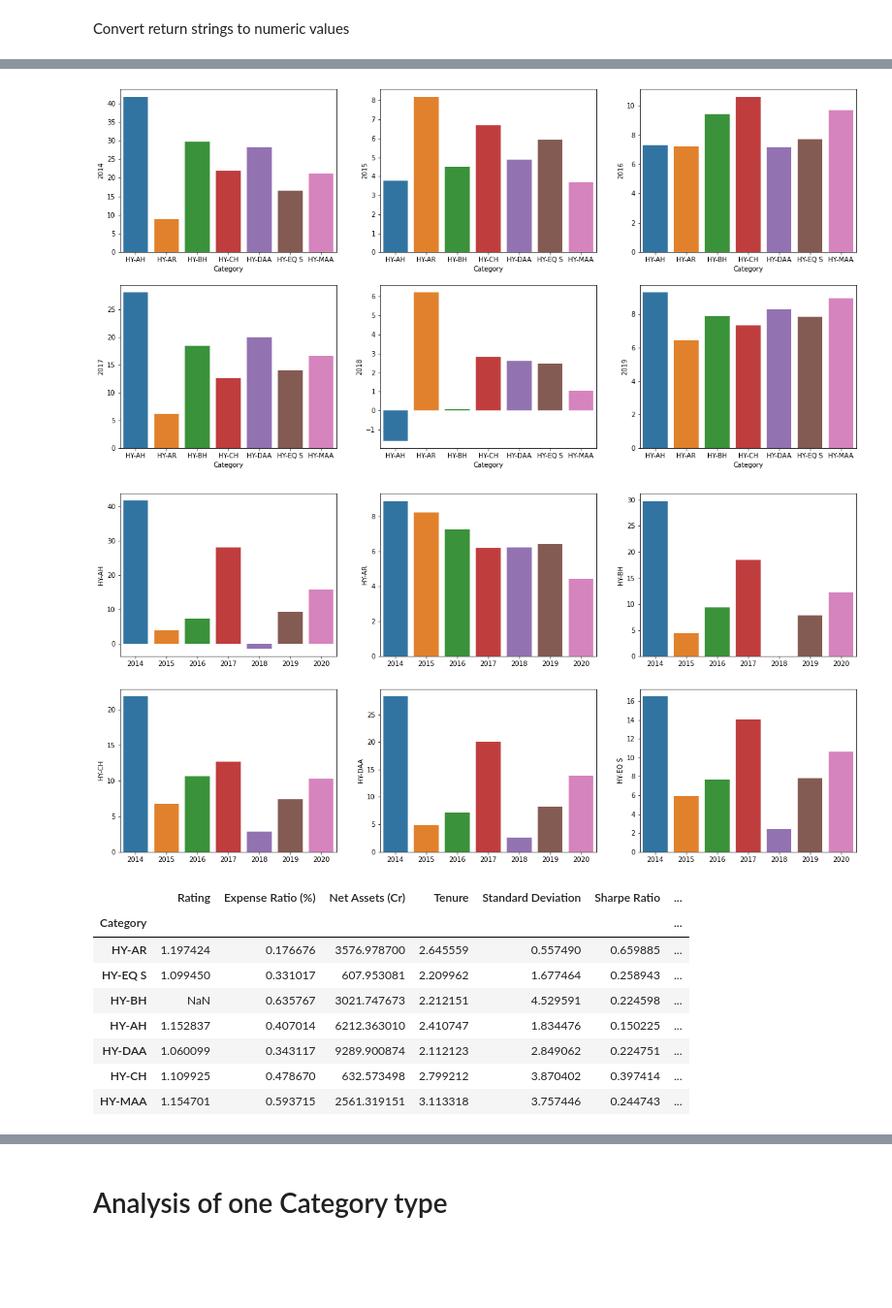
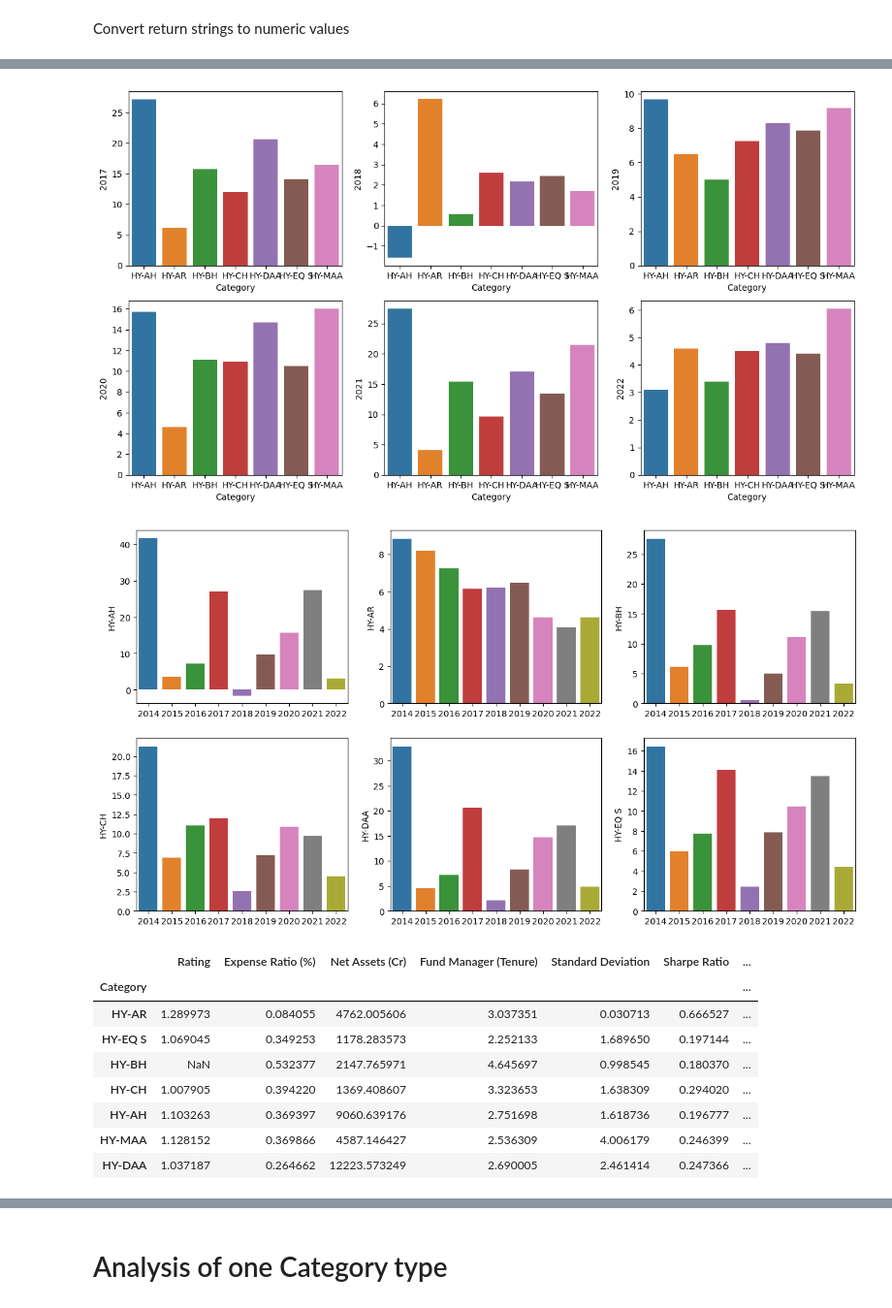
Before and after one commit to dsanr/Mutual-Funds-Analysis, a Jupyter notebook: mf-hybrid.ipynb, the cells around one changed output, grey strips where cells are left out. Shown at 97% size. Drawn from its saved outputs; the diff is of its cells as text; code cells hidden in the pictures; blank space fills up the shorter version.

```diff
--- a/mf-hybrid.ipynb
+++ b/mf-hybrid.ipynb
@@ -53,3 +55,5 @@ all_hybrid.iloc[:, 3:] = all_hybrid.iloc[:, 3:].apply(pd.to_numeric, errors='coe
+# %%
+all_hybrid.iloc[:, 9:] = all_hybrid.iloc[:, 9:].apply(pd.to_numeric, errors='coerce')
 # %%
 all_hybrid
 # %% [output]
@@ -117,5 +136,7 @@ all_hybrid.groupby('Category').count()
+# %%
+num_columns = all_hybrid.select_dtypes('number').columns.to_list()
 # %%
-fig, axes = plt.subplots(5,3,figsize=(20,20))
+fig, axes = plt.subplots(6,3,figsize=(20,24))
 for i, ax in enumerate(axes.ravel()):
-    sns.violinplot(data=all_hybrid, x='Category', y=all_hybrid.iloc[:, i+3], scale='count', ax=ax)
+    sns.violinplot(data=all_hybrid, x='Category', y=all_hybrid.loc[:, num_columns[i]], ax=ax)
 # %% [output]
@@ -141,26 +162,26 @@ all_hybrid.groupby('Category').mean()
 # %%
-fig, axes = plt.subplots(2,3,figsize=(20,10))
+fig, axes = plt.subplots(2,3,figsize=(15,8))
 for i, ax in enumerate(axes.ravel()):
-    sns.barplot(data=all_hybrid.groupby('Category').mean(), x=all_hybrid.groupby('Category').mean().index, y=all_hybrid.groupby('Category').mean().iloc[:, i+10], ax=ax)
+    sns.barplot(data=all_hybrid.groupby('Category').mean(), x=all_hybrid.groupby('Category').mean().index, y=all_hybrid.groupby('Category').mean().iloc[:, i+13], ax=ax)
 # %% [output]
-[figure, old version]
+[figure, new version]
 # %%
 df = all_hybrid.groupby('Category').mean().swapaxes("index", "columns").iloc[10:, :]
-fig, axes = plt.subplots(2,3,figsize=(20,10))
+fig, axes = plt.subplots(2,3,figsize=(15,8))
 for i, ax in enumerate(axes.ravel()):
     sns.barplot(data=df, x=df.index, y=df.iloc[:, i], ax=ax)
 # %% [output]
-[figure, old version]
+[figure, new version]
 # %%
-all_hybrid.groupby('Category').std().sort_values(by=2020)
+all_hybrid.groupby('Category').std().sort_values(by=2022)
 # %% [output]
-|  | Rating | Expense Ratio (%) | Net Assets (Cr) | Tenure | Standard Deviation | Sharpe Ratio | ... |
+|  | Rating | Expense Ratio (%) | Net Assets (Cr) | Fund Manager (Tenure) | Standard Deviation | Sharpe Ratio | ... |
 | Category |  |  |  |  |  |  | ... |
-| HY-AR | 1.197424 | 0.176676 | 3576.978700 | 2.645559 | 0.557490 | 0.659885 | ... |
-| HY-EQ S | 1.099450 | 0.331017 | 607.953081 | 2.209962 | 1.677464 | 0.258943 | ... |
-| HY-BH | NaN | 0.635767 | 3021.747673 | 2.212151 | 4.529591 | 0.224598 | ... |
-| HY-AH | 1.152837 | 0.407014 | 6212.363010 | 2.410747 | 1.834476 | 0.150225 | ... |
-| HY-DAA | 1.060099 | 0.343117 | 9289.900874 | 2.112123 | 2.849062 | 0.224751 | ... |
-| HY-CH | 1.109925 | 0.478670 | 632.573498 | 2.799212 | 3.870402 | 0.397414 | ... |
-| HY-MAA | 1.154701 | 0.593715 | 2561.319151 | 3.113318 | 3.757446 | 0.244743 | ... |
+| HY-AR | 1.289973 | 0.084055 | 4762.005606 | 3.037351 | 0.030713 | 0.666527 | ... |
+| HY-EQ S | 1.069045 | 0.349253 | 1178.283573 | 2.252133 | 1.689650 | 0.197144 | ... |
+| HY-BH | NaN | 0.532377 | 2147.765971 | 4.645697 | 0.998545 | 0.180370 | ... |
+| HY-CH | 1.007905 | 0.394220 | 1369.408607 | 3.323653 | 1.638309 | 0.294020 | ... |
+| HY-AH | 1.103263 | 0.369397 | 9060.639176 | 2.751698 | 1.618736 | 0.196777 | ... |
+| HY-MAA | 1.128152 | 0.369866 | 4587.146427 | 2.536309 | 4.006179 | 0.246399 | ... |
+| HY-DAA | 1.037187 | 0.264662 | 12223.573249 | 2.690005 | 2.461414 | 0.247366 | ... |
 # %%
```
Also changed, not shown: parts of 56 cells of this notebook, 3 other files.
